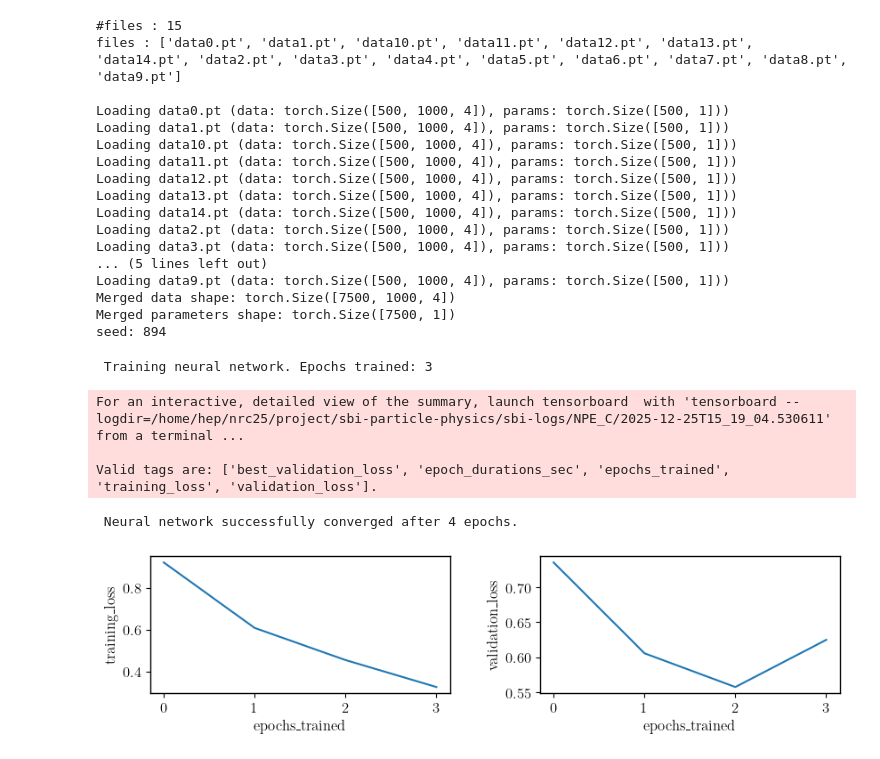
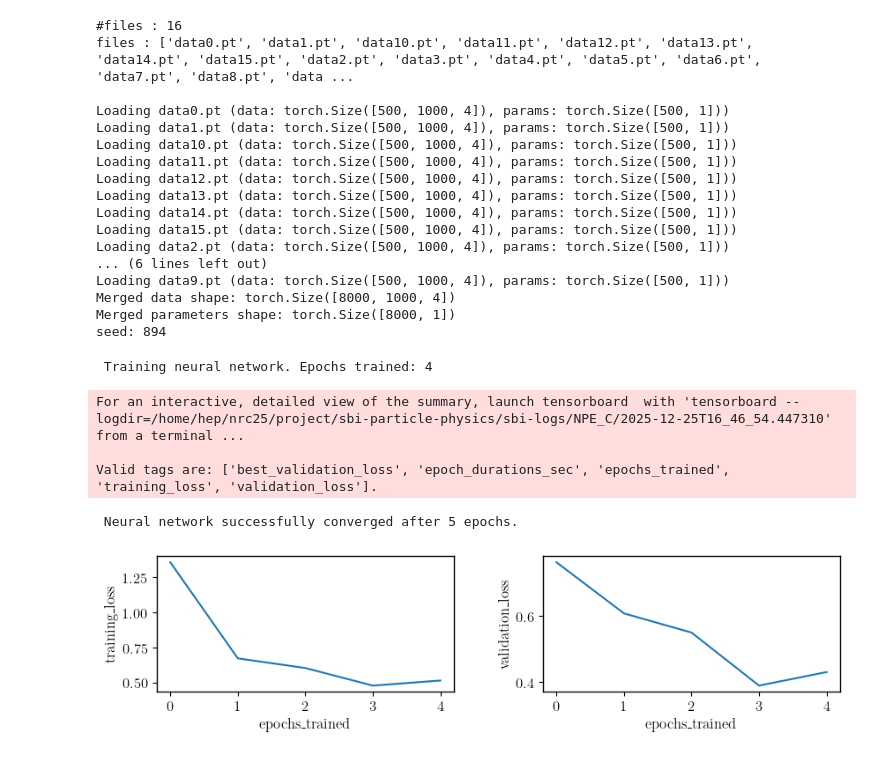
Before and after one commit to NilsCt/sbi-particle-physics, a Jupyter notebook: basic_sbi.ipynb, the cells around one changed output. Drawn from its saved outputs; the diff is of its cells as text; code cells hidden in the pictures.

```diff
--- a/basic_sbi.ipynb
+++ b/basic_sbi.ipynb
@@ -5,10 +5,10 @@ from model import Model
 from ploter import Ploter
 from data_manager import DataManager
 # %%
-model, data, parameters, n_samples, n_points, raw_data, raw_parameters = DataManager.load_data_and_init("data")
+model, data, parameters, n_samples, n_points, raw_data, raw_parameters = DataManager.load_data_and_init("data", point_dim=4)
 # %% [output]
-#files : 15
-files : ['data0.pt', 'data1.pt', 'data10.pt', 'data11.pt', 'data12.pt', 'data13.pt', 'data14.pt', 'data2.pt', 'data3.pt', 'data4.pt', 'data5.pt', 'data6.pt', 'data7.pt', 'data8.pt', 'data9.pt']
+#files : 16
+files : ['data0.pt', 'data1.pt', 'data10.pt', 'data11.pt', 'data12.pt', 'data13.pt', 'data14.pt', 'data15.pt', 'data2.pt', 'data3.pt', 'data4.pt', 'data5.pt', 'data6.pt', 'data7.pt', 'data8.pt', 'data ...
 
 Loading data0.pt (data: torch.Size([500, 1000, 4]), params: torch.Size([500, 1]))
 Loading data1.pt (data: torch.Size([500, 1000, 4]), params: torch.Size([500, 1]))
@@ -17,24 +17,24 @@ Loading data11.pt (data: torch.Size([500, 1000, 4]), params: torch.Size([500, 1]
 Loading data12.pt (data: torch.Size([500, 1000, 4]), params: torch.Size([500, 1]))
 Loading data13.pt (data: torch.Size([500, 1000, 4]), params: torch.Size([500, 1]))
 Loading data14.pt (data: torch.Size([500, 1000, 4]), params: torch.Size([500, 1]))
+Loading data15.pt (data: torch.Size([500, 1000, 4]), params: torch.Size([500, 1]))
 Loading data2.pt (data: torch.Size([500, 1000, 4]), params: torch.Size([500, 1]))
-Loading data3.pt (data: torch.Size([500, 1000, 4]), params: torch.Size([500, 1]))
-... (5 lines left out)
+... (6 lines left out)
 Loading data9.pt (data: torch.Size([500, 1000, 4]), params: torch.Size([500, 1]))
-Merged data shape: torch.Size([7500, 1000, 4])
-Merged parameters shape: torch.Size([7500, 1])
+Merged data shape: torch.Size([8000, 1000, 4])
+Merged parameters shape: torch.Size([8000, 1])
 seed: 894
 # %%
 model.stop_after_epochs = 1
-model.train(data[:,:,0], parameters) # pour l'instant une dimension de point (il faut faire encoder)
+model.train(data[:,:,0:4], parameters)
 Ploter.plot_loss(model.neural_network)
 # %% [output]
- Training neural network. Epochs trained: 3
+ Training neural network. Epochs trained: 4
-For an interactive, detailed view of the summary, launch tensorboard  with 'tensorboard --logdir=/home/hep/nrc25/project/sbi-particle-physics/sbi-logs/NPE_C/2025-12-25T15_19_04.530611' from a terminal ...
+For an interactive, detailed view of the summary, launch tensorboard  with 'tensorboard --logdir=/home/hep/nrc25/project/sbi-particle-physics/sbi-logs/NPE_C/2025-12-25T16_46_54.447310' from a terminal ...
 
 Valid tags are: ['best_validation_loss', 'epoch_durations_sec', 'epochs_trained', 'training_loss', 'validation_loss'].
- Neural network successfully converged after 4 epochs.
+ Neural network successfully converged after 5 epochs.
-[figure, old version]
+[figure, new version]
 # %%
 true_parameter, observed_sample = model.get_random_true_parameter(n_points)
 print("True parameter", true_parameter)
```
Also changed, not shown: parts of 2 cells of this notebook, 5 other files.
